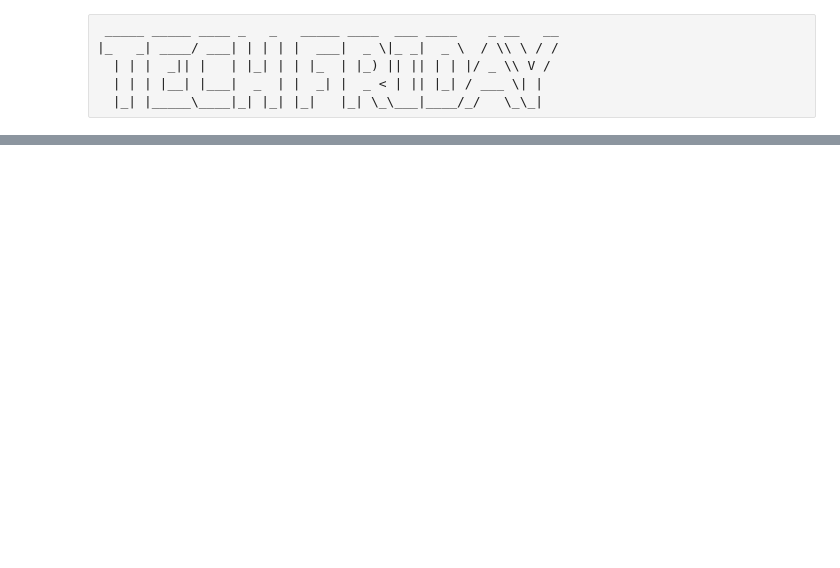
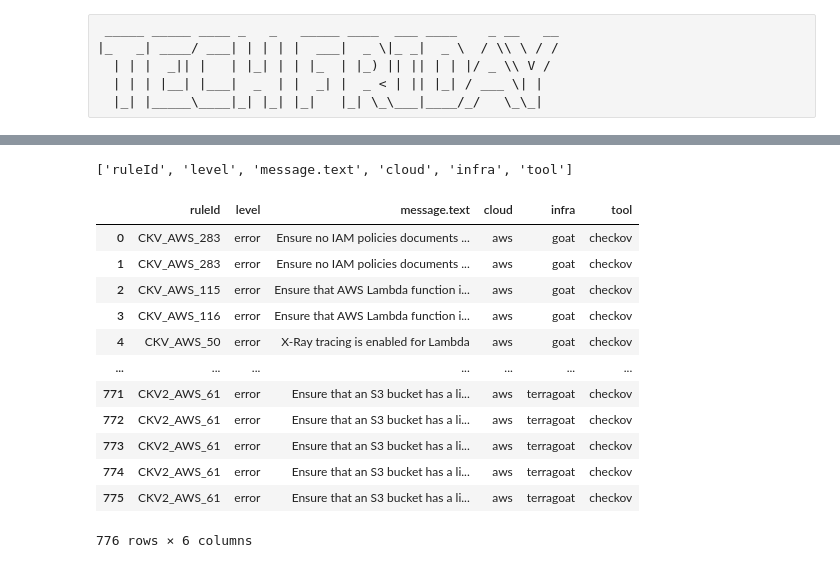
Before and after one commit to alaynfm/techFriday, a Jupyter notebook: TechFriday.ipynb, the cells around one changed output, grey strips where cells are left out. Drawn from its saved outputs; the diff is of its cells as text; code cells hidden in the pictures; blank space fills up the shorter version.

```diff
--- a/TechFriday.ipynb
+++ b/TechFriday.ipynb
@@ -83,0 +87,19 @@ print(198-104)
+# %%
+combined_df = combined_df.drop(['attachments', 'ruleIndex', "locations"], axis=1)
+print(combined_df.columns.tolist())
+combined_df
+# %% [output]
+['ruleId', 'level', 'message.text', 'cloud', 'infra', 'tool']
+|  | ruleId | level | message.text | cloud | infra | tool |
+| 0 | CKV_AWS_283 | error | Ensure no IAM policies documents ... | aws | goat | checkov |
+| 1 | CKV_AWS_283 | error | Ensure no IAM policies documents ... | aws | goat | checkov |
+| 2 | CKV_AWS_115 | error | Ensure that AWS Lambda function i... | aws | goat | checkov |
+| 3 | CKV_AWS_116 | error | Ensure that AWS Lambda function i... | aws | goat | checkov |
+| 4 | CKV_AWS_50 | error | X-Ray tracing is enabled for Lambda | aws | goat | checkov |
+| ... | ... | ... | ... | ... | ... | ... |
+| 771 | CKV2_AWS_61 | error | Ensure that an S3 bucket has a li... | aws | terragoat | checkov |
+| 772 | CKV2_AWS_61 | error | Ensure that an S3 bucket has a li... | aws | terragoat | checkov |
+| 773 | CKV2_AWS_61 | error | Ensure that an S3 bucket has a li... | aws | terragoat | checkov |
+| 774 | CKV2_AWS_61 | error | Ensure that an S3 bucket has a li... | aws | terragoat | checkov |
+| 775 | CKV2_AWS_61 | error | Ensure that an S3 bucket has a li... | aws | terragoat | checkov |
+776 rows × 6 columns
```
Also changed, not shown: parts of 9 cells of this notebook.
